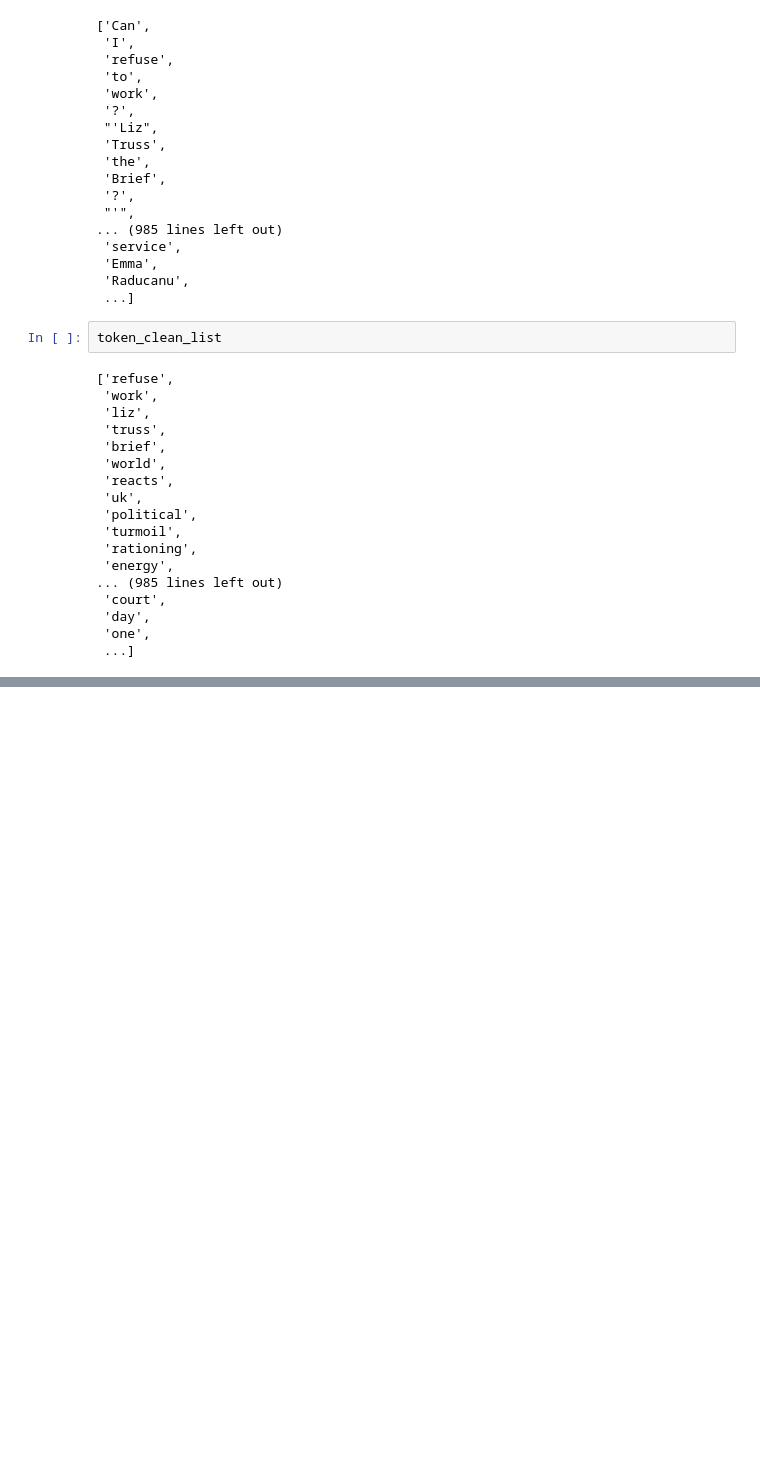
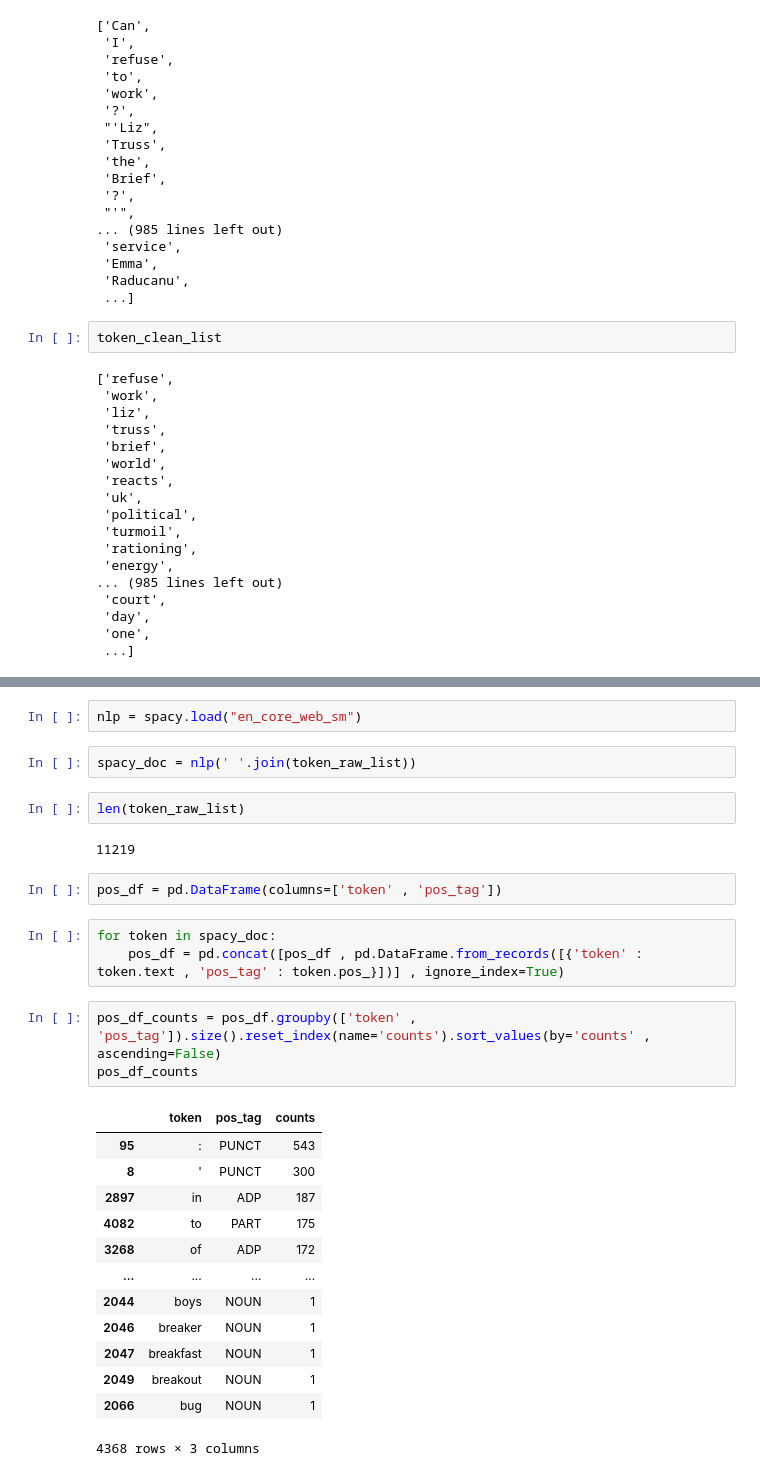
Before and after one commit to EgaSepyana/Ai-Generative, a Jupyter notebook: code/nlp/practical_task_2.ipynb, the cells around one changed output, grey strips where cells are left out. Drawn from its saved outputs; the diff is of its cells as text; blank space fills up the shorter version.

```diff
--- a/code/nlp/practical_task_2.ipynb
+++ b/code/nlp/practical_task_2.ipynb
@@ -160,0 +165,30 @@ token_clean_list
+# %%
+nlp = spacy.load("en_core_web_sm")
+# %%
+spacy_doc = nlp(' '.join(token_raw_list))
+# %%
+len(token_raw_list)
+# %% [output]
+11219
+# %%
+pos_df = pd.DataFrame(columns=['token' , 'pos_tag'])
+# %%
+for token in spacy_doc:
+    pos_df = pd.concat([pos_df , pd.DataFrame.from_records([{'token' : token.text , 'pos_tag' : token.pos_}])] , ignore_index=True)
+# %%
+pos_df_counts = pos_df.groupby(['token' , 'pos_tag']).size().reset_index(name='counts').sort_values(by='counts' , ascending=False)
+pos_df_counts
+# %% [output]
+|  | token | pos_tag | counts |
+| 95 | : | PUNCT | 543 |
+| 8 | ' | PUNCT | 300 |
+| 2897 | in | ADP | 187 |
+| 4082 | to | PART | 175 |
+| 3268 | of | ADP | 172 |
+| ... | ... | ... | ... |
+| 2044 | boys | NOUN | 1 |
+| 2046 | breaker | NOUN | 1 |
+| 2047 | breakfast | NOUN | 1 |
+| 2049 | breakout | NOUN | 1 |
+| 2066 | bug | NOUN | 1 |
+4368 rows × 3 columns
```
Also changed, not shown: parts of 12 cells of this notebook.
